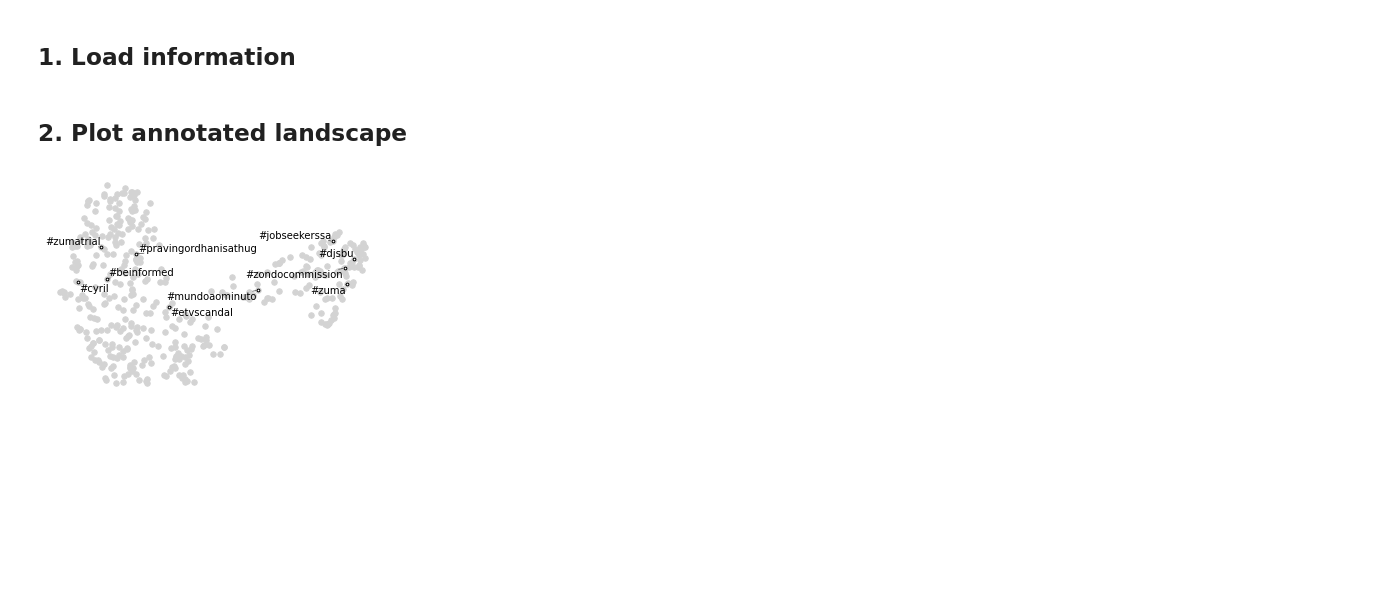
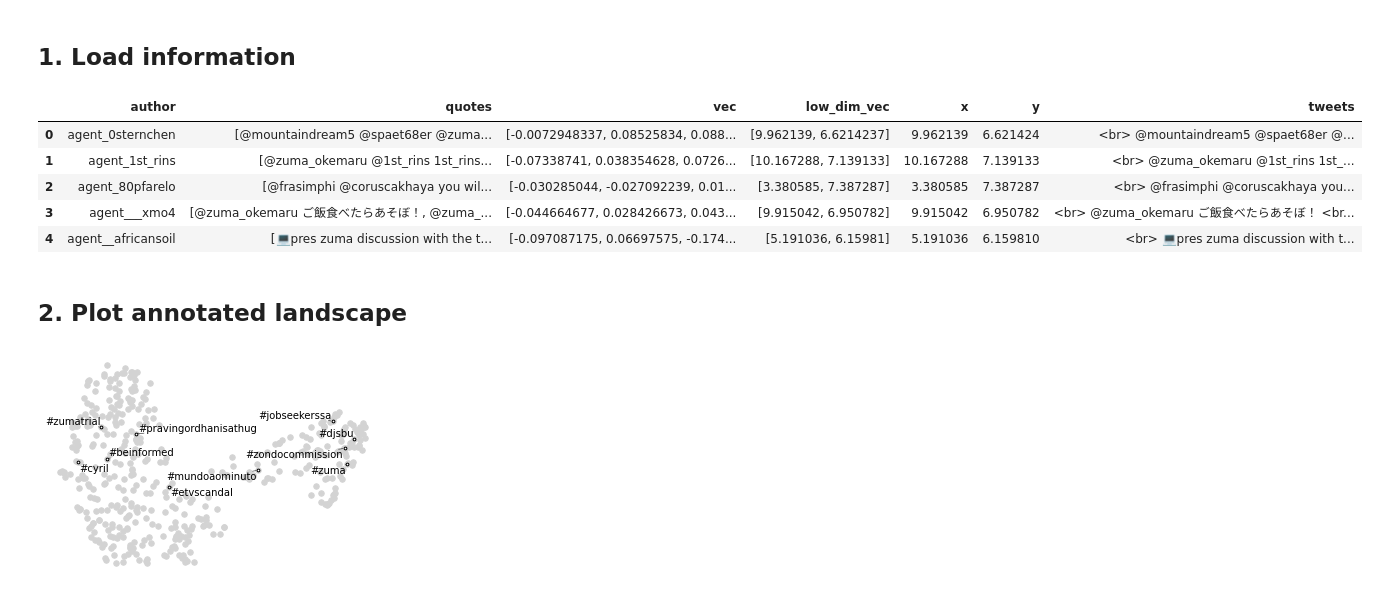
Before and after one commit to mariaschuld/speaker-landscapes, a Jupyter notebook: analyse_landscape.ipynb, the cells around one changed output. Drawn from its saved outputs; the diff is of its cells as text; code cells hidden in the pictures; blank space fills up the shorter version.

```diff
--- a/analyse_landscape.ipynb
+++ b/analyse_landscape.ipynb
@@ -17,6 +15,26 @@ ModuleNotFoundError: No module named 'plotly'
 ## 1. Load information
 # %%
 df = pd.read_pickle("landscape_info.pkl")
+# %%
+# unpack column
+df['x'] = df.apply(lambda row: row['low_dim_vec'][0], axis=1)
+df['y'] = df.apply(lambda row: row['low_dim_vec'][1], axis=1)
+
+# make nicely formatted string for interactive plotlabel
+def fmt(str_lst):
+    new_list = [" <br> ".join(s[i:i+100] for i in range(0, len(s), 100)) for s in str_lst]
+    new_list = " <br><br> ".join(new_list)
+    return " <br> " + new_list
+df['tweets'] = df.apply(lambda row: fmt(row["quotes"]), axis=1)
+
+df.head()
+# %% [output]
+|  | author | quotes | vec | low_dim_vec | x | y | tweets |
+| 0 | agent_0sternchen | [@mountaindream5 @spaet68er @zuma... | [-0.0072948337, 0.08525834, 0.088... | [9.962139, 6.6214237] | 9.962139 | 6.621424 | <br> @mountaindream5 @spaet68er @... |
+| 1 | agent_1st_rins | [@zuma_okemaru @1st_rins 1st_rins... | [-0.07338741, 0.038354628, 0.0726... | [10.167288, 7.139133] | 10.167288 | 7.139133 | <br> @zuma_okemaru @1st_rins 1st_... |
+| 2 | agent_80pfarelo | [@frasimphi @coruscakhaya you wil... | [-0.030285044, -0.027092239, 0.01... | [3.380585, 7.387287] | 3.380585 | 7.387287 | <br> @frasimphi @coruscakhaya you... |
+| 3 | agent___xmo4 | [@zuma_okemaru ご飯食べたらあそぼ！, @zuma_... | [-0.044664677, 0.028426673, 0.043... | [9.915042, 6.950782] | 9.915042 | 6.950782 | <br> @zuma_okemaru ご飯食べたらあそぼ！ <br... |
+| 4 | agent__africansoil | [💻pres zuma discussion with the t... | [-0.097087175, 0.06697575, -0.174... | [5.191036, 6.15981] | 5.191036 | 6.159810 | <br> 💻pres zuma discussion with t... |
 # %%
 df_annotations = pd.read_pickle("annotations_info.pkl")
 # %%
```
Also changed, not shown: parts of 12 cells of this notebook, 5 other files.
